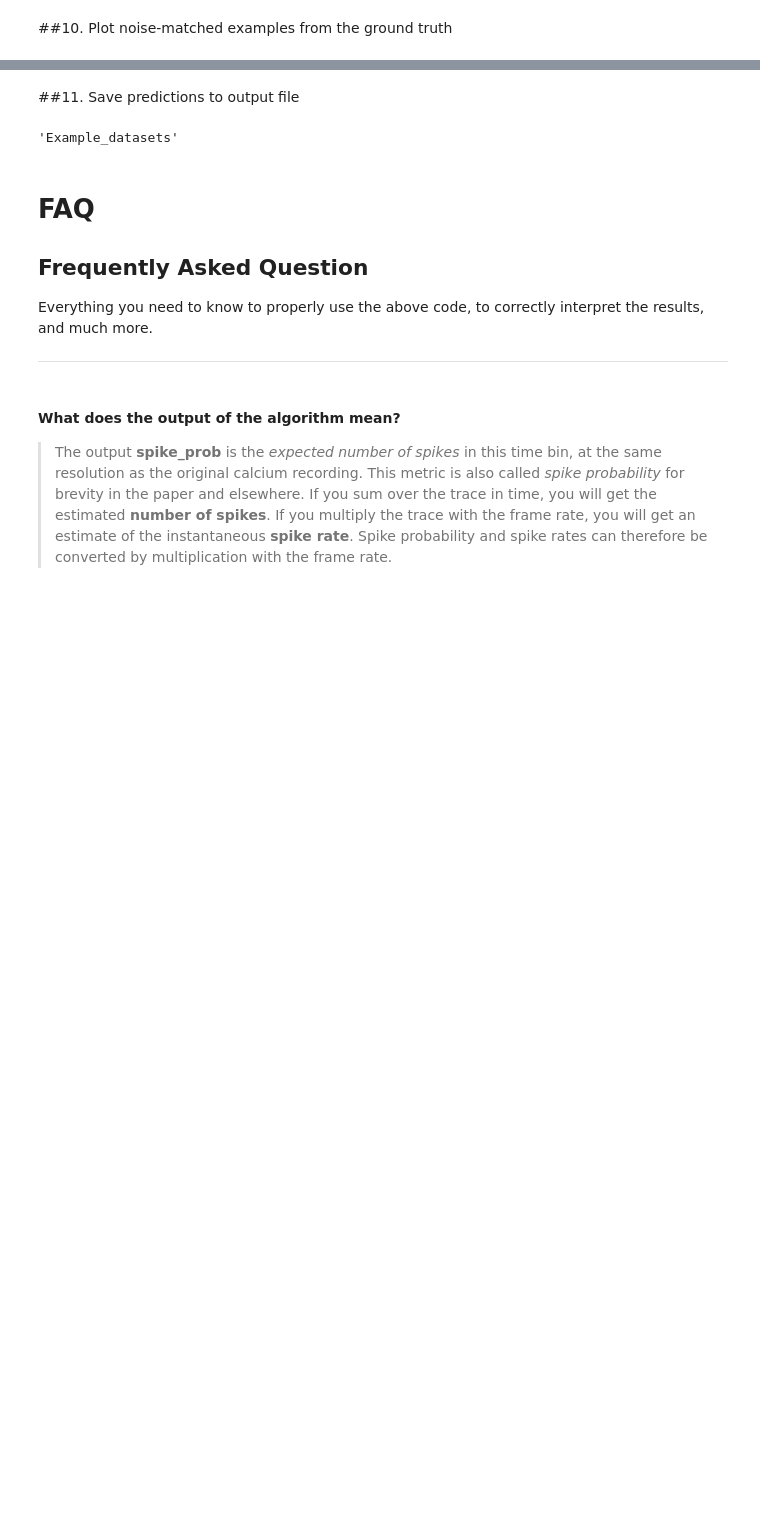
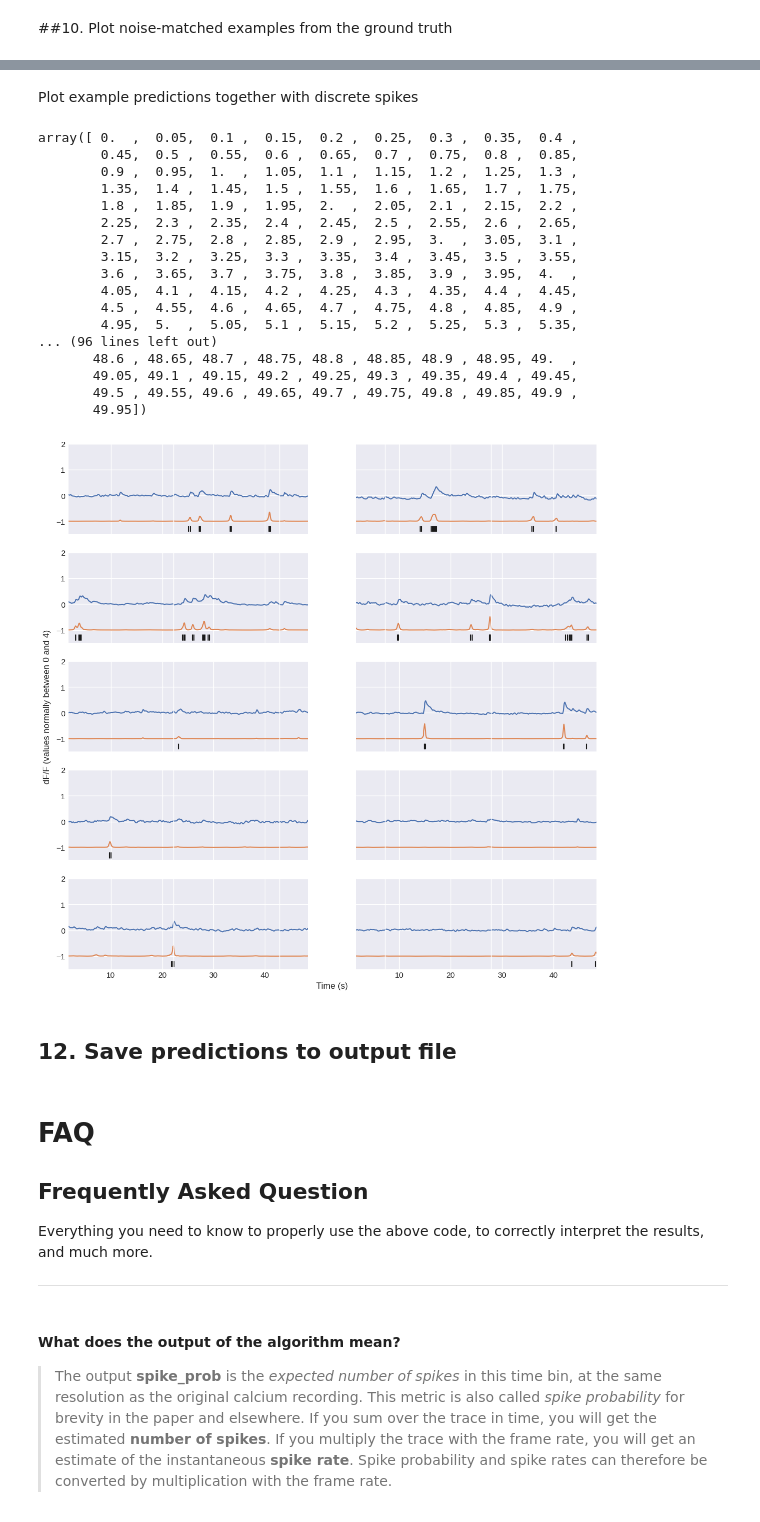
Before and after one commit to boyuan99/Cascade, a Jupyter notebook: Demo scripts/Calibrated_spike_inference_with_Cascade.ipynb, the cells around one changed output, grey strips where cells are left out. Drawn from its saved outputs; the diff is of its cells as text; code cells hidden in the pictures; blank space fills up the shorter version.

Commit message:
Update Calibrated_spike_inference_with_Cascade.ipynb
Add discrete spike times

```diff
--- a/Demo scripts/Calibrated_spike_inference_with_Cascade.ipynb
+++ b/Demo scripts/Calibrated_spike_inference_with_Cascade.ipynb
@@ -101,7 +116,7 @@ def load_neurons_x_time(file_path):
 # %%
 #@markdown If you are testing the script, you can leave everything unchanged. If you want to apply the algorithm to your own data, you have to upload your data first. The paragraph above tells you how to format and name the file. You can do this by clicking on the **folder symbol ("Files")** on the left side of the Colaboratory notebook. Next, indicate the path of the uploaded file in the variable **`example_file`**. Finally, indicate the sampling rate of your recordings in the variable **`frame_rate`**.
 
-example_file = "Example_datasets/366_05142024_traces_only.mat" #@param {type:"string"}
+example_file = "../drive/MyDrive/CIData/366_05142024_traces_only.mat" #@param {type:"string"}
 
 frame_rate = 20 #@param {type:"number"}
 
@@ -259,0 +279,2 @@ plot_noise_matched_ground_truth( model_name, median_noise, frame_rate, nb_traces
+# %%
+discrete_approximation, spike_time_estimates = infer_discrete_spikes(spike_prob, model_name)
@@ -260,5 +299,29 @@ plot_noise_matched_ground_truth( model_name, median_noise, frame_rate, nb_traces
+# %% [markdown]
+Plot example predictions together with discrete spikes
+# %%
+neuron_indices = np.random.randint(spike_prob.shape[0], size=10)
+plot_dFF_traces(traces,neuron_indices,frame_rate,spiking=spike_prob,discrete_spikes=spike_time_estimates )
+# %% [output]
+array([ 0.  ,  0.05,  0.1 ,  0.15,  0.2 ,  0.25,  0.3 ,  0.35,  0.4 ,
+        0.45,  0.5 ,  0.55,  0.6 ,  0.65,  0.7 ,  0.75,  0.8 ,  0.85,
+        0.9 ,  0.95,  1.  ,  1.05,  1.1 ,  1.15,  1.2 ,  1.25,  1.3 ,
+        1.35,  1.4 ,  1.45,  1.5 ,  1.55,  1.6 ,  1.65,  1.7 ,  1.75,
+        1.8 ,  1.85,  1.9 ,  1.95,  2.  ,  2.05,  2.1 ,  2.15,  2.2 ,
+        2.25,  2.3 ,  2.35,  2.4 ,  2.45,  2.5 ,  2.55,  2.6 ,  2.65,
+        2.7 ,  2.75,  2.8 ,  2.85,  2.9 ,  2.95,  3.  ,  3.05,  3.1 ,
+        3.15,  3.2 ,  3.25,  3.3 ,  3.35,  3.4 ,  3.45,  3.5 ,  3.55,
+        3.6 ,  3.65,  3.7 ,  3.75,  3.8 ,  3.85,  3.9 ,  3.95,  4.  ,
+        4.05,  4.1 ,  4.15,  4.2 ,  4.25,  4.3 ,  4.35,  4.4 ,  4.45,
+        4.5 ,  4.55,  4.6 ,  4.65,  4.7 ,  4.75,  4.8 ,  4.85,  4.9 ,
+        4.95,  5.  ,  5.05,  5.1 ,  5.15,  5.2 ,  5.25,  5.3 ,  5.35,
+... (96 lines left out)
+       48.6 , 48.65, 48.7 , 48.75, 48.8 , 48.85, 48.9 , 48.95, 49.  ,
+       49.05, 49.1 , 49.15, 49.2 , 49.25, 49.3 , 49.35, 49.4 , 49.45,
+       49.5 , 49.55, 49.6 , 49.65, 49.7 , 49.75, 49.8 , 49.85, 49.9 ,
+       49.95])
+[figure, added]
 # %% [markdown]
-##11. Save predictions to output file
+## 12. Save predictions to output file
 # %%
 #@markdown By default saves as variable **`spike_prob`** both to a *.mat-file and a *.npy-file. You can uncomment the file format that you do not need or leave it as it is.
 
@@ -274,7 +346,3 @@ np.save(save_path, spike_prob)
-# %%
-folder
-# %% [output]
-'Example_datasets'
 # %% [markdown]
 # FAQ
 ## Frequently Asked Question
```
Also changed, not shown: parts of 11 cells of this notebook.
